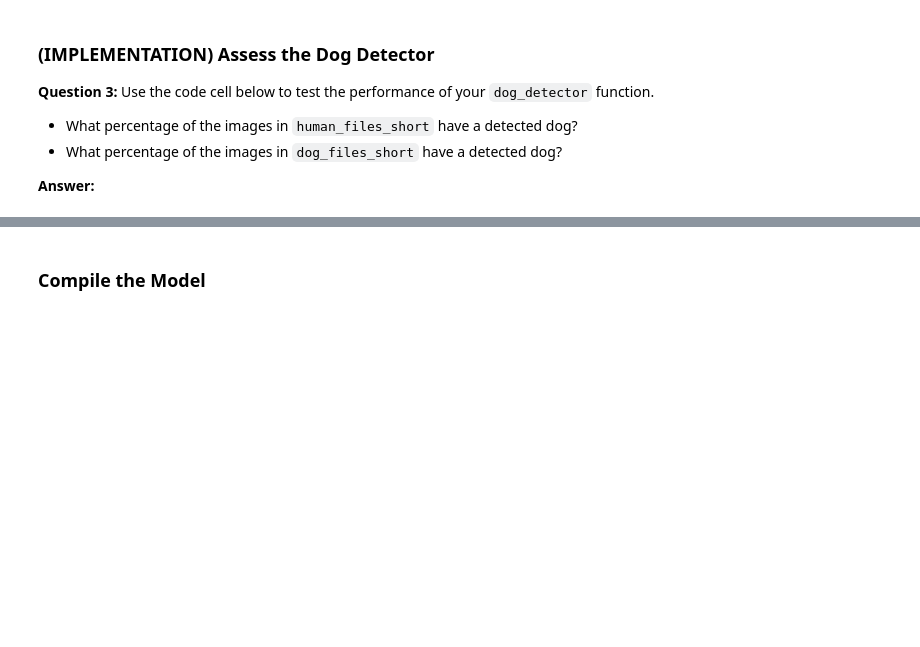
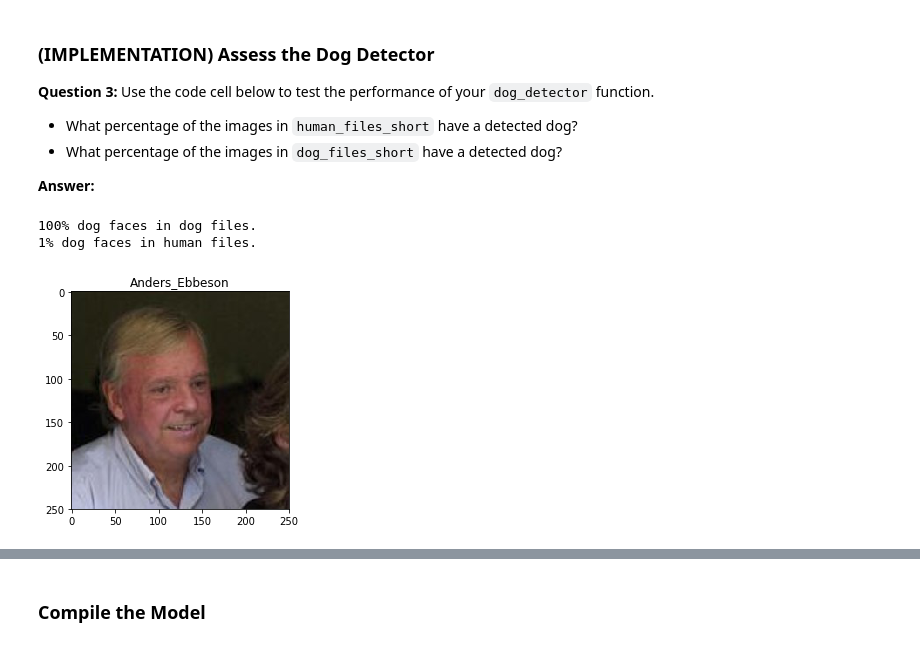
Before and after one commit to m00nd00r/Dog-Breed-App, a Jupyter notebook: dog_app.ipynb, the cells around one changed output, grey strips where cells are left out. Saved outputs shown, nothing was run; the diff lists cells and outputs as text; code cells hidden in the pictures; blank space fills up the shorter version.

```diff
--- a/dog_app.ipynb
+++ b/dog_app.ipynb
@@ -353,19 +372,23 @@ __Answer:__
 # %%
 dogdetect = np.vectorize(dog_detector)
 df_humanfiles = dogdetect(human_files_short)
 df_dogfiles = dogdetect(dog_files_short)
+print("{:.0%} dog faces in dog files.".format(df_dogfiles.sum()/len(dog_files_short)))
 print("{:.0%} dog faces in human files.".format(df_humanfiles.sum()/len(human_files_short)))
-#if human_dogs.any():
-#    img = cv2.imread(human_files_short[human_dogs==True][0])
-#    cv_rgb = cv2.cvtColor(img, cv2.COLOR_BGR2RGB)
-#    # uncomment the next line for ubuntu os
-#    #title = human_files_short[human_dogs==True][0].rsplit('/',2)[1]
-#    # uncomment the next line for windows os
-#    title = human_files_short[human_dogs==True][0].rsplit('\\',2)[1]
-#    plt.title(title)
-#    plt.imshow(cv_rgb)
-#    plt.show()
-print("{:.0%} dog faces in dog files.".format(df_dogfiles.sum()/len(dog_files_short)))
+#for df in df_humanfiles:
+img = cv2.imread(human_files_short[df_humanfiles==True][0])
+cv_rgb = cv2.cvtColor(img, cv2.COLOR_BGR2RGB)
+# uncomment the next line for ubuntu os
+title = human_files_short[df_humanfiles==True][0].rsplit('/',2)[1]
+# uncomment the next line for windows os
+#title = human_files_short[df==True][0].rsplit('\\',2)[1]
+plt.title(title)
+plt.imshow(cv_rgb)
+plt.show()
+# %% [output]
+100% dog faces in dog files.
+1% dog faces in human files.
+[figure, added]
 # %% [markdown]
 ---
 <a id='step3'></a>
```
Also changed, not shown: parts of 12 cells of this notebook.
